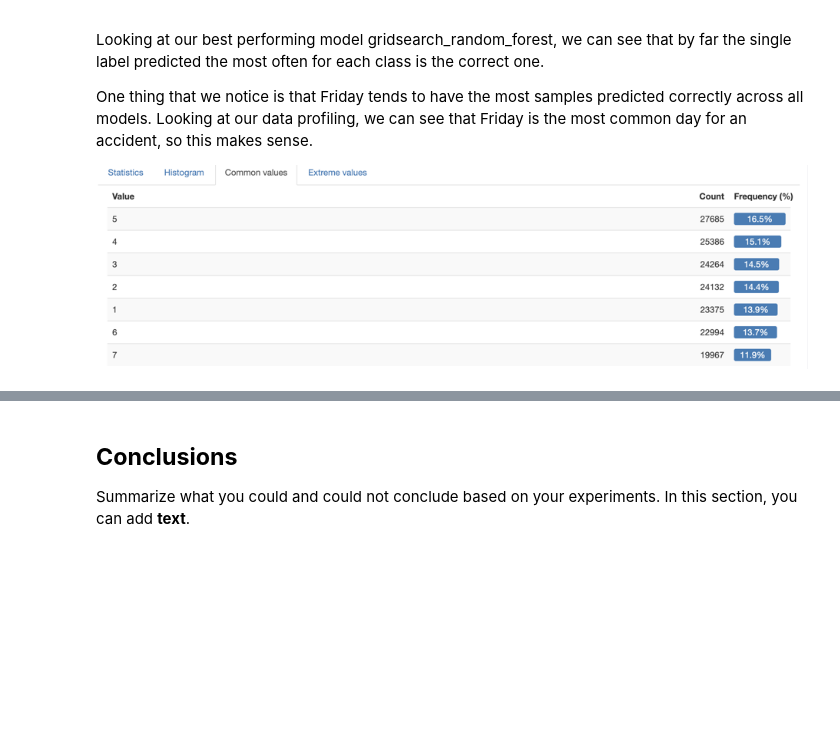
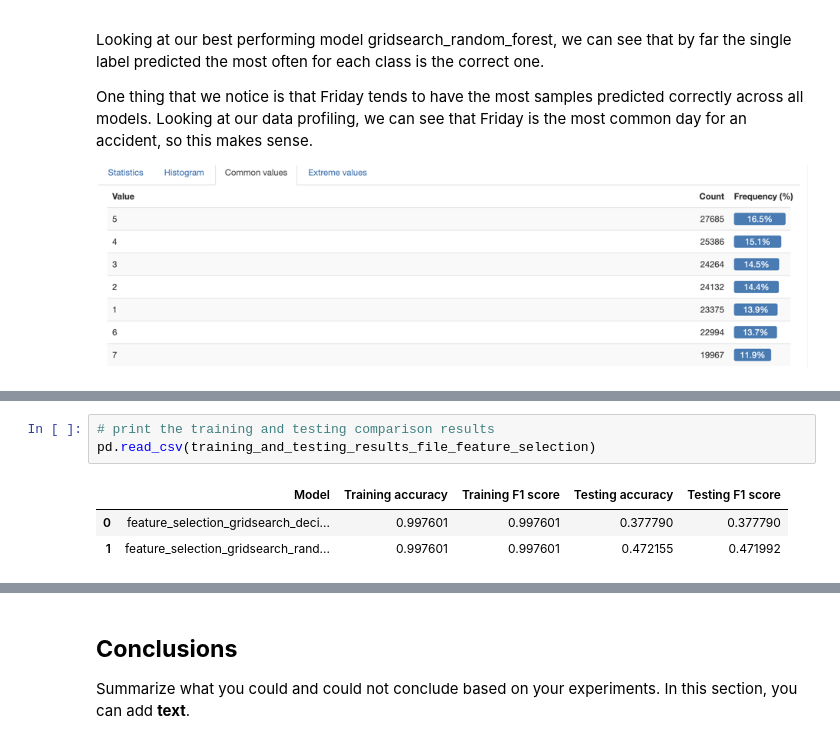
Before and after one commit to btakli/COMP432-Project, a Jupyter notebook: B_Takli_40124336_COMP432_Project.ipynb, the cells around one changed output, grey strips where cells are left out. Cells and saved outputs as stored; diff of their text form; blank space fills up the shorter version.

```diff
--- a/B_Takli_40124336_COMP432_Project.ipynb
+++ b/B_Takli_40124336_COMP432_Project.ipynb
@@ -441,0 +551,7 @@ One thing that we notice is that Friday tends to have the most samples predicted
+# %%
+# print the training and testing comparison results
+pd.read_csv(training_and_testing_results_file_feature_selection)
+# %% [output]
+|  | Model | Training accuracy | Training F1 score | Testing accuracy | Testing F1 score |
+| 0 | feature_selection_gridsearch_deci... | 0.997601 | 0.997601 | 0.377790 | 0.377790 |
+| 1 | feature_selection_gridsearch_rand... | 0.997601 | 0.997601 | 0.472155 | 0.471992 |
```
Also changed, not shown: parts of 17 cells of this notebook, 17 other files.
